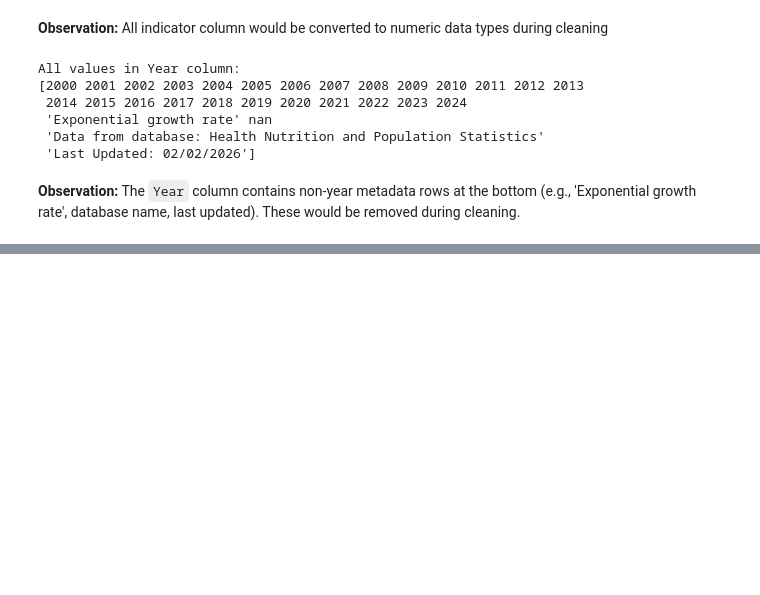
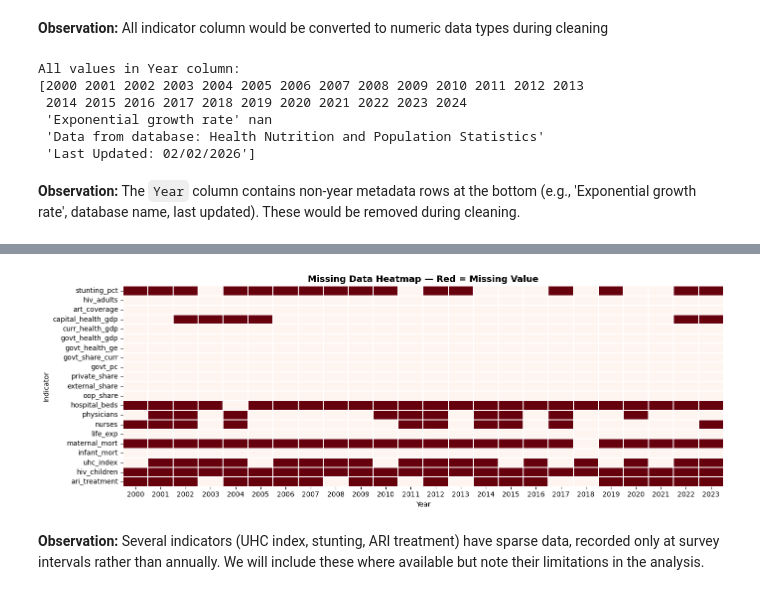
Before and after one commit to Blessing-ozoemena/Nigeria-s-Health-Financing-Crisis, a Jupyter notebook: Nigeria_Health_Financing.ipynb, the cells around one changed output, grey strips where cells are left out. Saved outputs shown, nothing was run; the diff lists cells and outputs as text; code cells hidden in the pictures; blank space fills up the shorter version.

Commit message:
Performed data cleaning and Exploratory data analysis to uncover insights

```diff
--- a/Nigeria_Health_Financing.ipynb
+++ b/Nigeria_Health_Financing.ipynb
@@ -130,0 +171,29 @@ All values in Year column:
+# %%
+# Renaming columns to short, readable names for easier referencing
+rename_map = {
+    'Prevalence of stunting, height for age (% of children under 5) [SH.STA.STNT.ZS]'                        : 'stunting_pct',
+    'Adults (ages 15+) living with HIV [SH.DYN.AIDS]'                                                         : 'hiv_adults',
+    'Antiretroviral therapy coverage (% of people living with HIV) [SH.HIV.ARTC.ZS]'                          : 'art_coverage',
+    'Capital health expenditure (% of GDP) [SH.XPD.KHEX.GD.ZS]'                                              : 'capital_health_gdp',
+    'Current health expenditure (% of GDP) [SH.XPD.CHEX.GD.ZS]'                                              : 'curr_health_gdp',
+    'Domestic general government health expenditure (% of GDP) [SH.XPD.GHED.GD.ZS]'                          : 'govt_health_gdp',
+    'Domestic general government health expenditure (% of general government expenditure) [SH.XPD.GHED.GE.ZS]': 'govt_health_ge',
+    'Domestic general government health expenditure (% of current health expenditure) [SH.XPD.GHED.CH.ZS]'   : 'govt_share_curr',
+    'Domestic general government health expenditure per capita (current US$) [SH.XPD.GHED.PC.CD]'            : 'govt_pc',
+    'Domestic private health expenditure (% of current health expenditure) [SH.XPD.PVTD.CH.ZS]'              : 'private_share',
+    'External health expenditure (% of current health expenditure) [SH.XPD.EHEX.CH.ZS]'                      : 'external_share',
+    'Out-of-pocket expenditure (% of current health expenditure) [SH.XPD.OOPC.CH.ZS]'                        : 'oop_share',
+    'Hospital beds (per 1,000 people) [SH.MED.BEDS.ZS]'                                                       : 'hospital_beds',
+    'Physicians (per 1,000 people) [SH.MED.PHYS.ZS]'                                                          : 'physicians',
+    'Nurses and midwives (per 1,000 people) [SH.MED.NUMW.P3]'                                                 : 'nurses',
+    'Life expectancy at birth, total (years) [SP.DYN.LE00.IN]'                                                : 'life_exp',
+    'Maternal mortality ratio (national estimate, per 100,000 live births) [SH.STA.MMRT.NE]'                  : 'maternal_mort',
+    'Mortality rate, infant (per 1,000 live births) [SP.DYN.IMRT.IN]'                                         : 'infant_mort',
+    'UHC service coverage index [SH.UHC.SRVS.CV.XD]'                                                          : 'uhc_index',
+    'Children (0-14) living with HIV [SH.HIV.0014]'                                                            : 'hiv_children',
+    'ARI treatment (% of children under 5 taken to a health provider) [SH.STA.ARIC.ZS]'                      : 'ari_treatment',
+}
+
+df.rename(columns=rename_map, inplace=True)
+print('Columns after renaming:')
+print(df.columns.tolist())
@@ -130,0 +224,15 @@ All values in Year column:
+# %%
+# Visualise missing data as a heatmap
+fig, ax = plt.subplots(figsize=(14, 5))
+indicator_only = df.drop(columns=['Year', 'Year Code', 'Country Name', 'Country Code'])
+sns.heatmap(indicator_only.T.isnull(), cmap='Reds', cbar=False,
+            xticklabels=df['Year'], ax=ax, linewidths=0.3)
+ax.set_title('Missing Data Heatmap — Red = Missing Value', fontsize=13, fontweight='bold')
+ax.set_xlabel('Year', fontsize=10)
+ax.set_ylabel('Indicator', fontsize=10)
+plt.tight_layout()
+plt.show()
+# %% [output]
+[figure, added]
+# %% [markdown]
+**Observation:** Several indicators (UHC index, stunting, ARI treatment) have sparse data, recorded only at survey intervals rather than annually. We will include these where available but note their limitations in the analysis.
```
Also changed, not shown: parts of 24 cells of this notebook.
